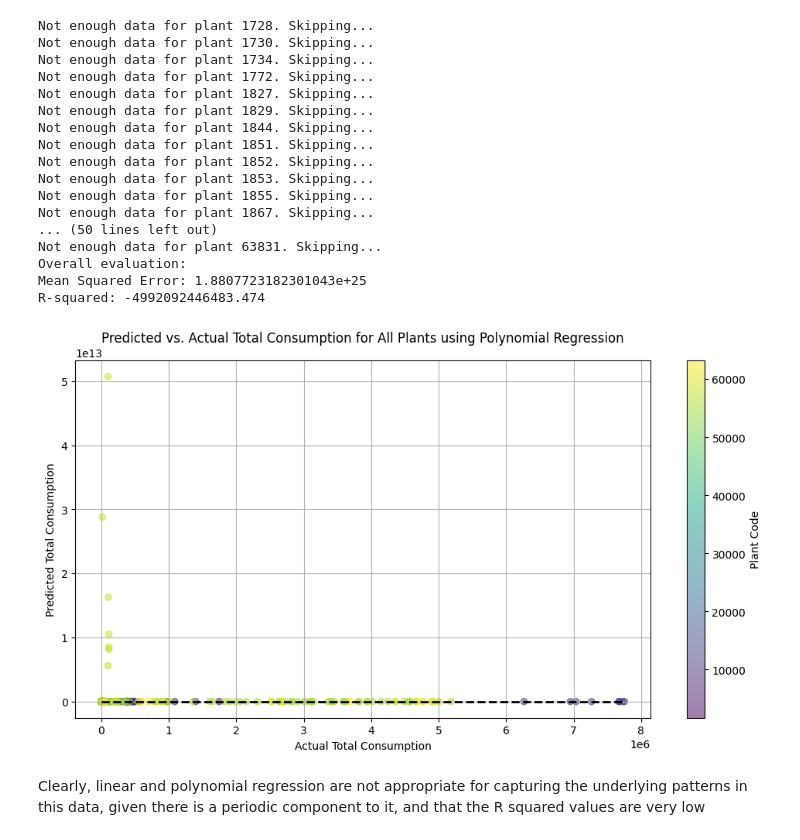
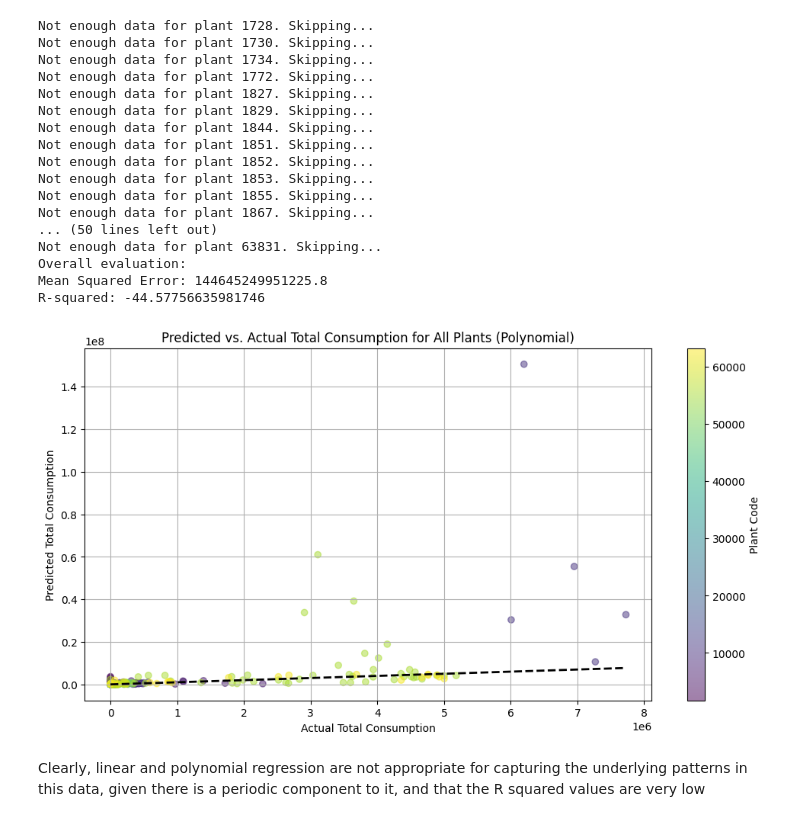
Before and after one commit to nblakkanesser/MADS_Milestone2, a Jupyter notebook: Analysis/Supervised_Analysis.ipynb, the cells around one changed output. Saved outputs shown, nothing was run; the diff lists cells and outputs as text; code cells hidden in the pictures.

```diff
--- a/Analysis/Supervised_Analysis.ipynb
+++ b/Analysis/Supervised_Analysis.ipynb
@@ -34,7 +33,7 @@ data.head(5)
 data['period'] = pd.to_datetime(data['period'])
 data.sort_values(by='period', inplace=True)
 plant_codes = data['plantCode'].unique()
-data = data[data['period'] >= '2020-01-01']
+data = data[data['period'] >= '2019-01-01']
 # %%
 data['period'] = pd.to_datetime(data['period'])
 
@@ -92,7 +91,7 @@ for plant_code, plant_data in grouped_data:
     plant_data = plant_data[plant_data['total-consumption'] >= 0]
 
     # Extract features and target variable
-    X = plant_data[['TEMP', 'DEWP', 'SLP', 'STP', 'VISIB', 'WDSP', 'MXSPD', 'GUST', 'MAX', 'MIN', 'PRCP', 'SNDP']]
+    X = plant_data[['TEMP', 'WDSP', 'MXSPD', 'GUST', 'MAX', 'MIN', 'PRCP', 'SNDP']]
     y = plant_data['total-consumption']
 
     # Define the time periods for training and testing
@@ -111,11 +110,11 @@ for plant_code, plant_data in grouped_data:
         continue
 
     # Extract features and target variable for training
-    X_train = train_data[['TEMP', 'DEWP', 'SLP', 'STP', 'VISIB', 'WDSP', 'MXSPD', 'GUST', 'MAX', 'MIN', 'PRCP', 'SNDP']]
+    X_train = train_data[['TEMP', 'WDSP', 'MXSPD', 'GUST', 'MAX', 'MIN', 'PRCP', 'SNDP']]
     y_train = train_data['total-consumption']
 
     # Extract features and target variable for testing
-    X_test = test_data[['TEMP', 'DEWP', 'SLP', 'STP', 'VISIB', 'WDSP', 'MXSPD', 'GUST', 'MAX', 'MIN', 'PRCP', 'SNDP']]
+    X_test = test_data[['TEMP', 'WDSP', 'MXSPD', 'GUST', 'MAX', 'MIN', 'PRCP', 'SNDP']]
     y_test = test_data['total-consumption']
 
     # Create a linear regression model
@@ -153,7 +152,7 @@ print(f'R-squared: {r2_all}')
 plt.figure(figsize=(12, 6))
 plt.scatter(actual_consumption_all, predicted_consumption_all, c=plant_colors, cmap='viridis', alpha=0.5)
 plt.plot([min(actual_consumption_all), max(actual_consumption_all)], [min(actual_consumption_all), max(actual_consumption_all)], 'k--', lw=2)  # Plotting the diagonal line
-plt.title('Predicted vs. Actual Total Consumption for All Plants using Linear Regression')
+plt.title('Predicted vs. Actual Total Consumption for All Plants (Linear Regression)')
 plt.xlabel('Actual Total Consumption')
 plt.ylabel('Predicted Total Consumption')
 plt.grid(True)
@@ -198,7 +197,7 @@ for plant_code, plant_data in grouped_data:
     plant_data = plant_data[plant_data['total-consumption'] >= 0]
 
     # Extract features and target variable
-    X = plant_data[['TEMP', 'DEWP', 'SLP', 'STP', 'VISIB', 'WDSP', 'MXSPD', 'GUST', 'MAX', 'MIN', 'PRCP', 'SNDP']]
+    X = plant_data[['TEMP', 'WDSP', 'MXSPD', 'GUST', 'MAX', 'MIN', 'PRCP', 'SNDP']]
     y = plant_data['total-consumption']
 
     # Extract time periods
@@ -220,11 +219,11 @@ for plant_code, plant_data in grouped_data:
         continue
 
     # Extract features and target variable for training
-    X_train = train_data[['TEMP', 'DEWP', 'SLP', 'STP', 'VISIB', 'WDSP', 'MXSPD', 'GUST', 'MAX', 'MIN', 'PRCP', 'SNDP']]
+    X_train = train_data[['TEMP', 'WDSP', 'MXSPD', 'GUST', 'MAX', 'MIN', 'PRCP', 'SNDP']]
     y_train = train_data['total-consumption']
 
     # Extract features and target variable for testing
-    X_test = test_data[['TEMP', 'DEWP', 'SLP', 'STP', 'VISIB', 'WDSP', 'MXSPD', 'GUST', 'MAX', 'MIN', 'PRCP', 'SNDP']]
+    X_test = test_data[['TEMP', 'WDSP', 'MXSPD', 'GUST', 'MAX', 'MIN', 'PRCP', 'SNDP']]
     y_test = test_data['total-consumption']
 
     # Create a linear regression model
@@ -307,7 +306,7 @@ for plant_code, plant_data in grouped_data:
     plant_data = plant_data[plant_data['total-consumption'] >= 0]
 
     # Extract features and target variable
-    X = plant_data[['TEMP', 'DEWP', 'SLP', 'STP', 'VISIB', 'WDSP', 'MXSPD', 'GUST', 'MAX', 'MIN', 'PRCP', 'SNDP']]
+    X = plant_data[['TEMP', 'WDSP', 'MXSPD', 'GUST', 'MAX', 'MIN', 'PRCP', 'SNDP']]
     y = plant_data['total-consumption']
 
     # Define the time periods for training and testing
@@ -326,11 +325,11 @@ for plant_code, plant_data in grouped_data:
         continue
 
     # Extract features and target variable for training
-    X_train = train_data[['TEMP', 'DEWP', 'SLP', 'STP', 'VISIB', 'WDSP', 'MXSPD', 'GUST', 'MAX', 'MIN', 'PRCP', 'SNDP']]
+    X_train = train_data[['TEMP', 'WDSP', 'MXSPD', 'GUST', 'MAX', 'MIN', 'PRCP', 'SNDP']]
     y_train = train_data['total-consumption']
 
     # Extract features and target variable for testing
-    X_test = test_data[['TEMP', 'DEWP', 'SLP', 'STP', 'VISIB', 'WDSP', 'MXSPD', 'GUST', 'MAX', 'MIN', 'PRCP', 'SNDP']]
+    X_test = test_data[['TEMP', 'WDSP', 'MXSPD', 'GUST', 'MAX', 'MIN', 'PRCP', 'SNDP']]
     y_test = test_data['total-consumption']
 
     # Define the degree of polynomial features
@@ -370,37 +369,37 @@ r2_all = r2_score(actual_consumption_all, predicted_consumption_all)
 
 print('Overall evaluation:')
 print(f'Mean Squared Error: {mse_all}')
 print(f'R-squared: {r2_all}')
 
 # Plotting the predicted vs. actual total consumption for all plants
 plt.figure(figsize=(12, 6))
 plt.scatter(actual_consumption_all, predicted_consumption_all, c=plant_colors, cmap='viridis', alpha=0.5)
 plt.plot([min(actual_consumption_all), max(actual_consumption_all)], [min(actual_consumption_all), max(actual_consumption_all)], 'k--', lw=2)  # Plotting the diagonal line
-plt.title('Predicted vs. Actual Total Consumption for All Plants using Polynomial Regression')
+plt.title('Predicted vs. Actual Total Consumption for All Plants (Polynomial)')
 plt.xlabel('Actual Total Consumption')
 plt.ylabel('Predicted Total Consumption')
 plt.grid(True)
 plt.colorbar(label='Plant Code')
 plt.show()
 # %% [output]
 Not enough data for plant 1728. Skipping...
 Not enough data for plant 1730. Skipping...
 Not enough data for plant 1734. Skipping...
 Not enough data for plant 1772. Skipping...
 Not enough data for plant 1827. Skipping...
 Not enough data for plant 1829. Skipping...
 Not enough data for plant 1844. Skipping...
 Not enough data for plant 1851. Skipping...
 Not enough data for plant 1852. Skipping...
 Not enough data for plant 1853. Skipping...
 Not enough data for plant 1855. Skipping...
 Not enough data for plant 1867. Skipping...
 ... (50 lines left out)
 Not enough data for plant 63831. Skipping...
 Overall evaluation:
-Mean Squared Error: 1.8807723182301043e+25
-R-squared: -4992092446483.474
+Mean Squared Error: 144645249951225.8
+R-squared: -44.57756635981746
-[figure, old version]
+[figure, new version]
 # %% [markdown]
 Clearly, linear and polynomial regression are not appropriate for capturing the underlying patterns in this data, given there is a periodic component to it, and that the R squared values are very low
 # %%
```
Also changed, not shown: parts of 7 cells of this notebook, 2 other files.
